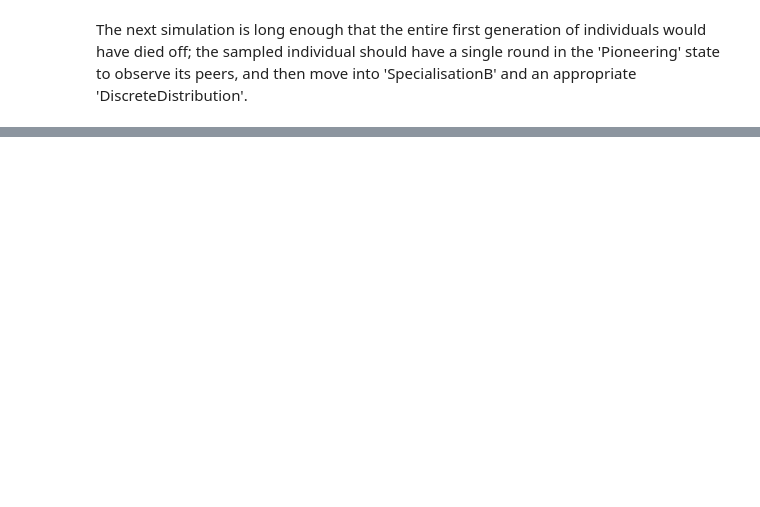
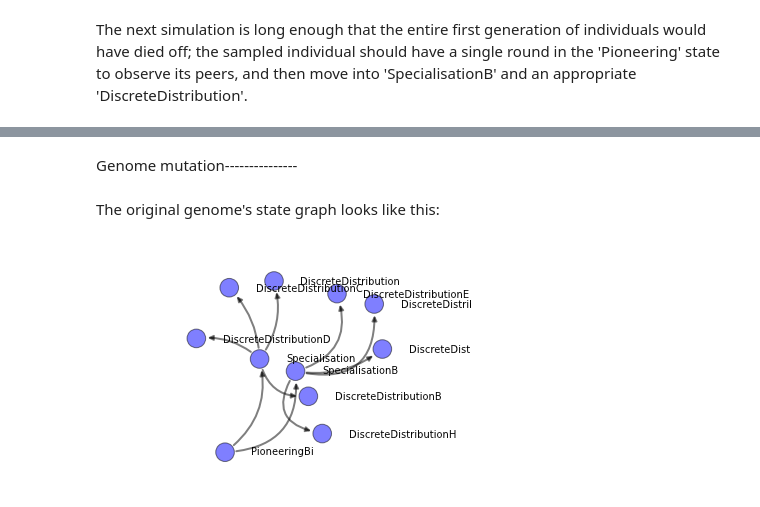
Before and after one commit to gvrooyen/SocialLearning, a Jupyter notebook: 2. Crossover and mutation.ipynb, the cells around one changed output, grey strips where cells are left out. Drawn from its saved outputs; the diff is of its cells as text; code cells hidden in the pictures; blank space fills up the shorter version.

```diff
--- a/2. Crossover and mutation.ipynb
+++ b/2. Crossover and mutation.ipynb
@@ -72,0 +67,10 @@ simulation = simulate.Simulate(N_rounds=1000)simulation.run()print(zip(simulatio
+# %% [markdown]
+Genome mutation---------------
+# %%
+reload(solegene)import exemplarsimport fancygraph; reload(fancygraph)G = solegene.Genome()(self_traits, state) = exemplars.BifurcateDiscrete()G.traits.update(self_traits)G.state = state
+# %% [markdown]
+The original genome's state graph looks like this:
+# %%
+fancygraph.draw_network(G.render_state())
+# %% [output]
+[figure, added]
```
Also changed, not shown: parts of 15 cells of this notebook, 13 other files.
